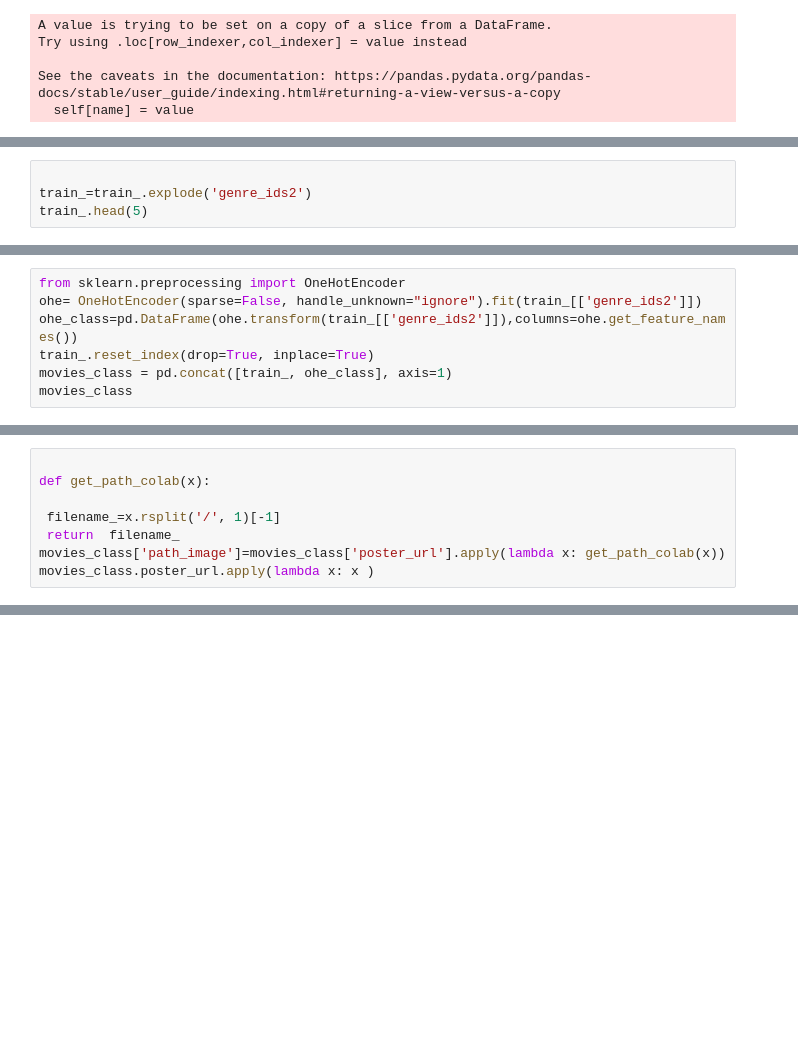
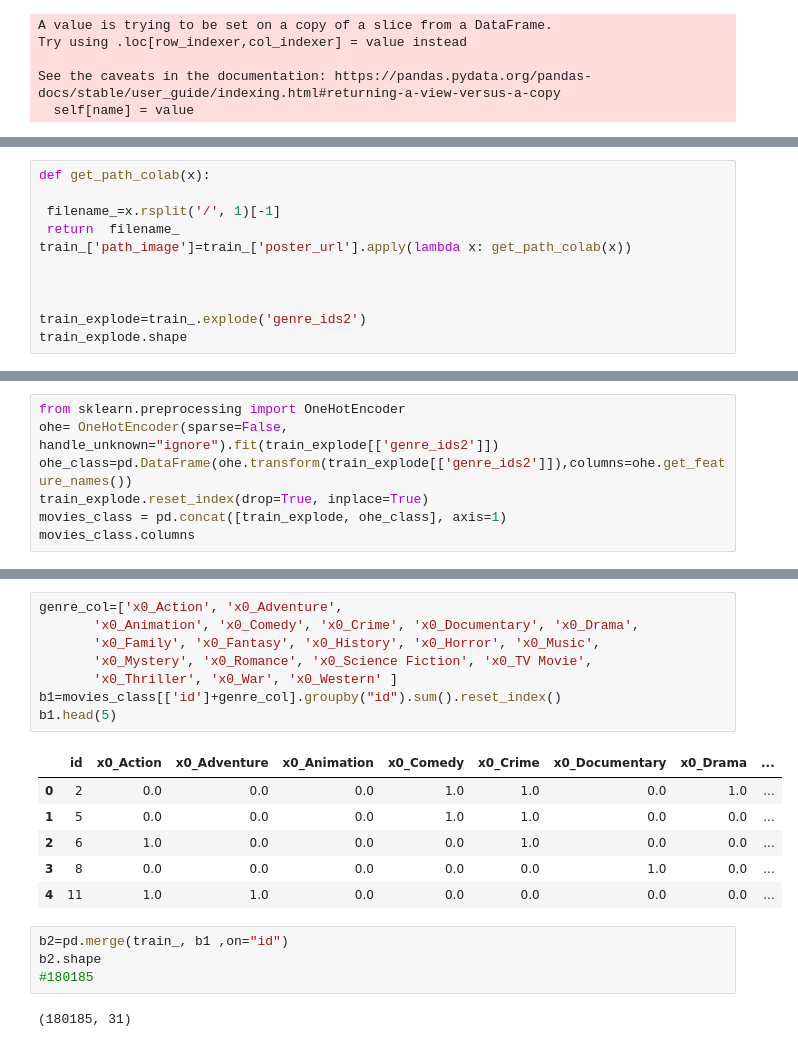
Before and after one commit to rainerenglisch/AIDA_movie_genre, a Jupyter notebook: notebooks/01_analyse_raw_test.ipynb, the cells around one changed output, grey strips where cells are left out. Drawn from its saved outputs; the diff is of its cells as text; blank space fills up the shorter version.

```diff
--- a/notebooks/01_analyse_raw_test.ipynb
+++ b/notebooks/01_analyse_raw_test.ipynb
@@ -106,4 +98,0 @@ train_.head(5)
-# %%
-
-train_=train_.explode('genre_ids2')
-train_.head(5)
@@ -116,0 +99,11 @@ train_.head(5)
+# %%
+def get_path_colab(x):
+
+ filename_=x.rsplit('/', 1)[-1]
+ return  filename_
+train_['path_image']=train_['poster_url'].apply(lambda x: get_path_colab(x))
+
+
+
+train_explode=train_.explode('genre_ids2')
+train_explode.shape
@@ -117,8 +117,8 @@ train_.head(5)
 # %%
 from sklearn.preprocessing import OneHotEncoder
-ohe= OneHotEncoder(sparse=False, handle_unknown="ignore").fit(train_[['genre_ids2']])
-ohe_class=pd.DataFrame(ohe.transform(train_[['genre_ids2']]),columns=ohe.get_feature_names())
-train_.reset_index(drop=True, inplace=True)
-movies_class = pd.concat([train_, ohe_class], axis=1)
-movies_class
+ohe= OneHotEncoder(sparse=False, handle_unknown="ignore").fit(train_explode[['genre_ids2']])
+ohe_class=pd.DataFrame(ohe.transform(train_explode[['genre_ids2']]),columns=ohe.get_feature_names())
+train_explode.reset_index(drop=True, inplace=True)
+movies_class = pd.concat([train_explode, ohe_class], axis=1)
+movies_class.columns
 # %% [output]
@@ -158,8 +134,0 @@ dtype: int64
-# %%
-
-def get_path_colab(x):
-
- filename_=x.rsplit('/', 1)[-1]
- return  filename_
-movies_class['path_image']=movies_class['poster_url'].apply(lambda x: get_path_colab(x))
-movies_class.poster_url.apply(lambda x: x )
@@ -194,0 +135,21 @@ movies_class
+# %%
+genre_col=['x0_Action', 'x0_Adventure',
+       'x0_Animation', 'x0_Comedy', 'x0_Crime', 'x0_Documentary', 'x0_Drama',
+       'x0_Family', 'x0_Fantasy', 'x0_History', 'x0_Horror', 'x0_Music',
+       'x0_Mystery', 'x0_Romance', 'x0_Science Fiction', 'x0_TV Movie',
+       'x0_Thriller', 'x0_War', 'x0_Western' ]
+b1=movies_class[['id']+genre_col].groupby("id").sum().reset_index()
+b1.head(5)
+# %% [output]
+|  | id | x0_Action | x0_Adventure | x0_Animation | x0_Comedy | x0_Crime | x0_Documentary | x0_Drama | ... |
+| 0 | 2 | 0.0 | 0.0 | 0.0 | 1.0 | 1.0 | 0.0 | 1.0 | ... |
+| 1 | 5 | 0.0 | 0.0 | 0.0 | 1.0 | 1.0 | 0.0 | 0.0 | ... |
+| 2 | 6 | 1.0 | 0.0 | 0.0 | 0.0 | 1.0 | 0.0 | 0.0 | ... |
+| 3 | 8 | 0.0 | 0.0 | 0.0 | 0.0 | 0.0 | 1.0 | 0.0 | ... |
+| 4 | 11 | 1.0 | 1.0 | 0.0 | 0.0 | 0.0 | 0.0 | 0.0 | ... |
+# %%
+b2=pd.merge(train_, b1 ,on="id")
+b2.shape
+#180185
+# %% [output]
+(180185, 31)
```
Also changed, not shown: parts of 13 cells of this notebook.
